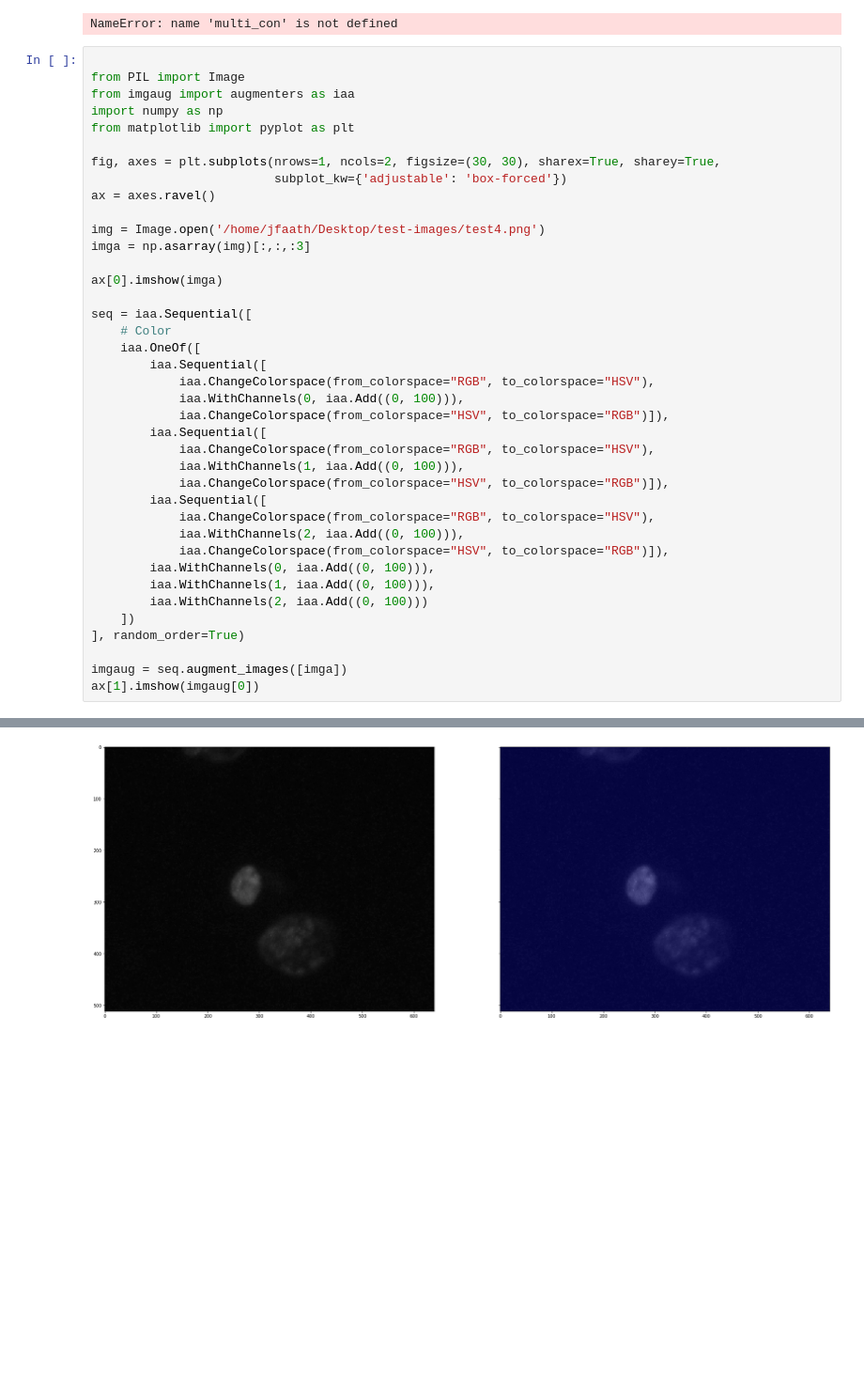
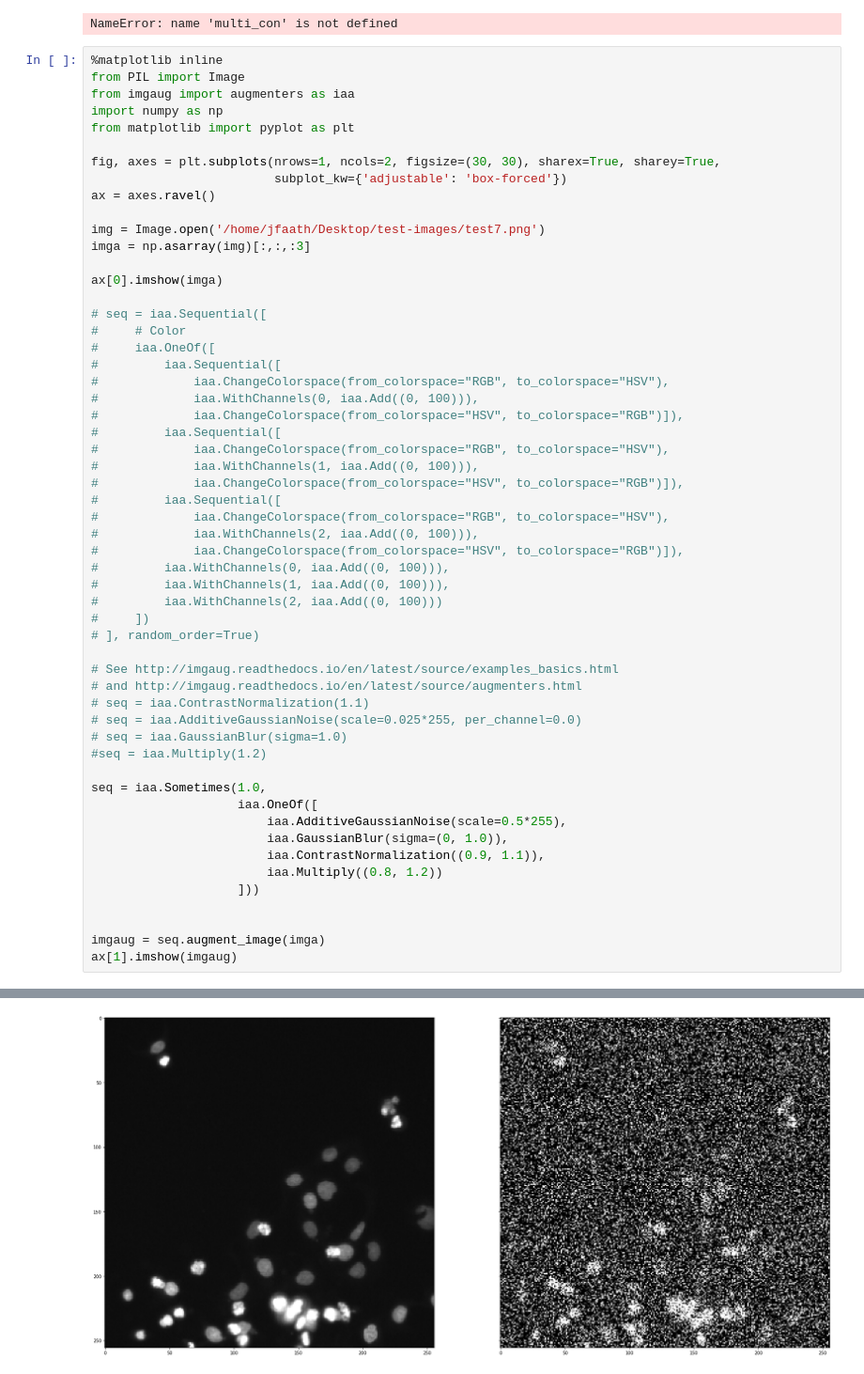
Before and after one commit to footh/nuclei, a Jupyter notebook: notebooks/image_aug_sandbox.ipynb, the cells around one changed output, grey strips where cells are left out. Shown at 94% size. Cells and saved outputs as stored; diff of their text form; blank space fills up the shorter version.

Commit message:
image aug, convert mask test

```diff
--- a/notebooks/image_aug_sandbox.ipynb
+++ b/notebooks/image_aug_sandbox.ipynb
@@ -271,44 +270,60 @@ print(f"Finished")
 # %% [output]
 NameError: name 'multi_con' is not defined
 # %%
-
+%matplotlib inline
 from PIL import Image
 from imgaug import augmenters as iaa
 import numpy as np
 from matplotlib import pyplot as plt
 
 fig, axes = plt.subplots(nrows=1, ncols=2, figsize=(30, 30), sharex=True, sharey=True,
                          subplot_kw={'adjustable': 'box-forced'})
 ax = axes.ravel()
 
-img = Image.open('/home/jfaath/Desktop/test-images/test4.png')
+img = Image.open('/home/jfaath/Desktop/test-images/test7.png')
 imga = np.asarray(img)[:,:,:3]
 
 ax[0].imshow(imga)
 
-seq = iaa.Sequential([
-    # Color
-    iaa.OneOf([
-        iaa.Sequential([
-            iaa.ChangeColorspace(from_colorspace="RGB", to_colorspace="HSV"),
-            iaa.WithChannels(0, iaa.Add((0, 100))),
-            iaa.ChangeColorspace(from_colorspace="HSV", to_colorspace="RGB")]),
-        iaa.Sequential([
-            iaa.ChangeColorspace(from_colorspace="RGB", to_colorspace="HSV"),
-            iaa.WithChannels(1, iaa.Add((0, 100))),
-            iaa.ChangeColorspace(from_colorspace="HSV", to_colorspace="RGB")]),
-        iaa.Sequential([
-            iaa.ChangeColorspace(from_colorspace="RGB", to_colorspace="HSV"),
-            iaa.WithChannels(2, iaa.Add((0, 100))),
-            iaa.ChangeColorspace(from_colorspace="HSV", to_colorspace="RGB")]),
-        iaa.WithChannels(0, iaa.Add((0, 100))),
-        iaa.WithChannels(1, iaa.Add((0, 100))),
-        iaa.WithChannels(2, iaa.Add((0, 100)))
-    ])
-], random_order=True)
+# seq = iaa.Sequential([
+#     # Color
+#     iaa.OneOf([
+#         iaa.Sequential([
+#             iaa.ChangeColorspace(from_colorspace="RGB", to_colorspace="HSV"),
+#             iaa.WithChannels(0, iaa.Add((0, 100))),
+#             iaa.ChangeColorspace(from_colorspace="HSV", to_colorspace="RGB")]),
+#         iaa.Sequential([
+#             iaa.ChangeColorspace(from_colorspace="RGB", to_colorspace="HSV"),
+#             iaa.WithChannels(1, iaa.Add((0, 100))),
+#             iaa.ChangeColorspace(from_colorspace="HSV", to_colorspace="RGB")]),
+#         iaa.Sequential([
+#             iaa.ChangeColorspace(from_colorspace="RGB", to_colorspace="HSV"),
+#             iaa.WithChannels(2, iaa.Add((0, 100))),
+#             iaa.ChangeColorspace(from_colorspace="HSV", to_colorspace="RGB")]),
+#         iaa.WithChannels(0, iaa.Add((0, 100))),
+#         iaa.WithChannels(1, iaa.Add((0, 100))),
+#         iaa.WithChannels(2, iaa.Add((0, 100)))
+#     ])
+# ], random_order=True)
 
-imgaug = seq.augment_images([imga])
-ax[1].imshow(imgaug[0])
+# See http://imgaug.readthedocs.io/en/latest/source/examples_basics.html
+# and http://imgaug.readthedocs.io/en/latest/source/augmenters.html
+# seq = iaa.ContrastNormalization(1.1)
+# seq = iaa.AdditiveGaussianNoise(scale=0.025*255, per_channel=0.0)
+# seq = iaa.GaussianBlur(sigma=1.0)
+#seq = iaa.Multiply(1.2)
+
+seq = iaa.Sometimes(1.0,
+                    iaa.OneOf([
+                        iaa.AdditiveGaussianNoise(scale=0.5*255),
+                        iaa.GaussianBlur(sigma=(0, 1.0)),
+                        iaa.ContrastNormalization((0.9, 1.1)),
+                        iaa.Multiply((0.8, 1.2))
+                    ]))
+
+
+imgaug = seq.augment_image(imga)
+ax[1].imshow(imgaug)
 # %% [output]
 <matplotlib.image.AxesImage at 0x...>
-[figure, old version]
+[figure, new version]
```
Also changed, not shown: parts of 1 cell of this notebook, 3 other files.
